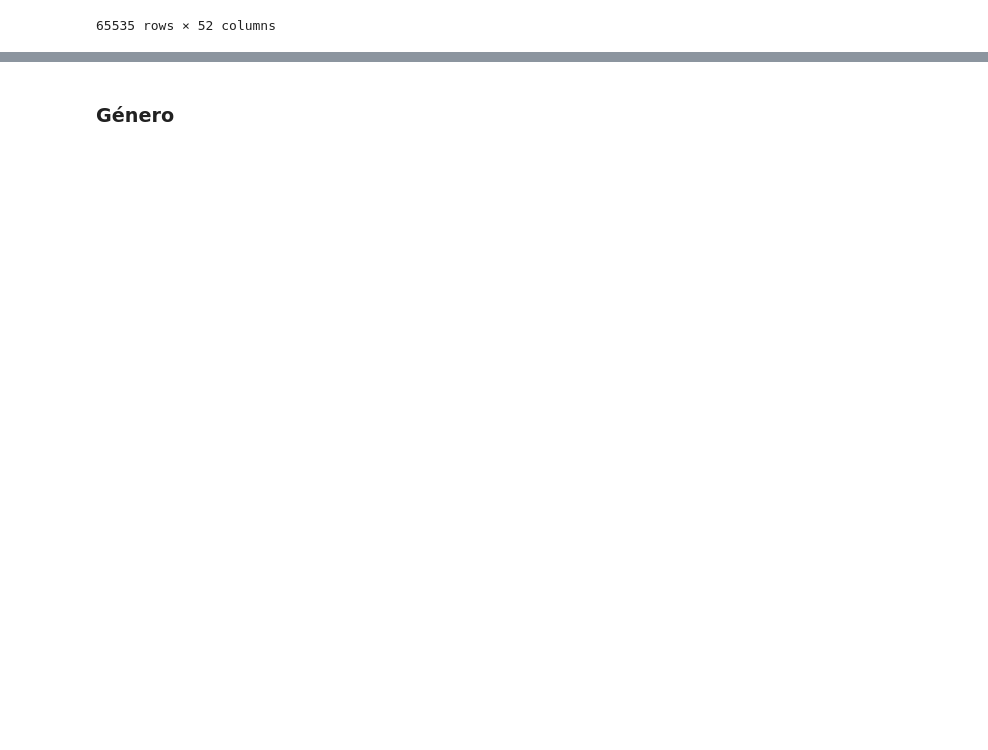
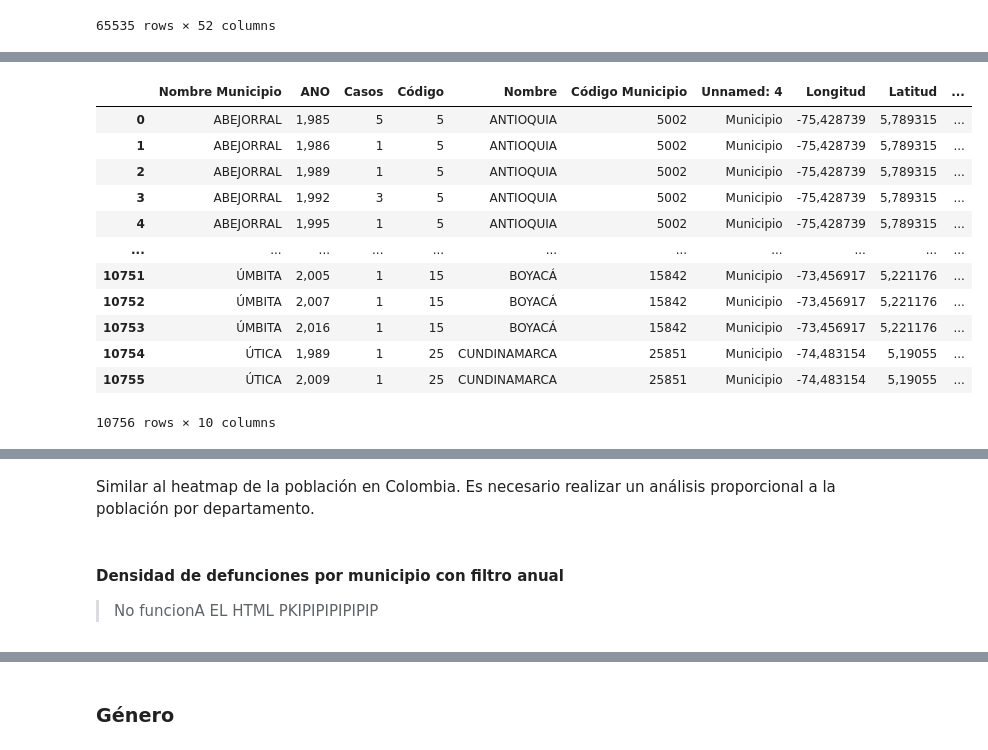
Before and after one commit to valenbustamante/colorectalcancer, a Jupyter notebook: geospacial.ipynb, the cells around one changed output, grey strips where cells are left out. Drawn from its saved outputs; the diff is of its cells as text; code cells hidden in the pictures; blank space fills up the shorter version.

```diff
--- a/geospacial.ipynb
+++ b/geospacial.ipynb
@@ -55,0 +106,16 @@ data_mapa = pd.merge(data_agg, location, on='Nombre Municipio', how='left')
+# %%
+data_mapa
+# %% [output]
+|  | Nombre Municipio | ANO | Casos | Código | Nombre | Código Municipio | Unnamed: 4 | Longitud | Latitud | ... |
+| 0 | ABEJORRAL | 1,985 | 5 | 5 | ANTIOQUIA | 5002 | Municipio | -75,428739 | 5,789315 | ... |
+| 1 | ABEJORRAL | 1,986 | 1 | 5 | ANTIOQUIA | 5002 | Municipio | -75,428739 | 5,789315 | ... |
+| 2 | ABEJORRAL | 1,989 | 1 | 5 | ANTIOQUIA | 5002 | Municipio | -75,428739 | 5,789315 | ... |
+| 3 | ABEJORRAL | 1,992 | 3 | 5 | ANTIOQUIA | 5002 | Municipio | -75,428739 | 5,789315 | ... |
+| 4 | ABEJORRAL | 1,995 | 1 | 5 | ANTIOQUIA | 5002 | Municipio | -75,428739 | 5,789315 | ... |
+| ... | ... | ... | ... | ... | ... | ... | ... | ... | ... | ... |
+| 10751 | ÚMBITA | 2,005 | 1 | 15 | BOYACÁ | 15842 | Municipio | -73,456917 | 5,221176 | ... |
+| 10752 | ÚMBITA | 2,007 | 1 | 15 | BOYACÁ | 15842 | Municipio | -73,456917 | 5,221176 | ... |
+| 10753 | ÚMBITA | 2,016 | 1 | 15 | BOYACÁ | 15842 | Municipio | -73,456917 | 5,221176 | ... |
+| 10754 | ÚTICA | 1,989 | 1 | 25 | CUNDINAMARCA | 25851 | Municipio | -74,483154 | 5,19055 | ... |
+| 10755 | ÚTICA | 2,009 | 1 | 25 | CUNDINAMARCA | 25851 | Municipio | -74,483154 | 5,19055 | ... |
+10756 rows × 10 columns
@@ -83,0 +133,6 @@ colombia_map = colombia_map.merge(sexo_mayoritario, left_on='NOMBRE_DPT', right_
+# %% [markdown]
+Similar al heatmap de la población en Colombia. Es necesario realizar un análisis proporcional a la población por departamento.
+# %% [markdown]
+#### Densidad de defunciones por municipio con filtro anual
+
+> No funcionA EL HTML PKIPIPIPIPIPIP
```
Also changed, not shown: parts of 29 cells of this notebook, 49 other files.
